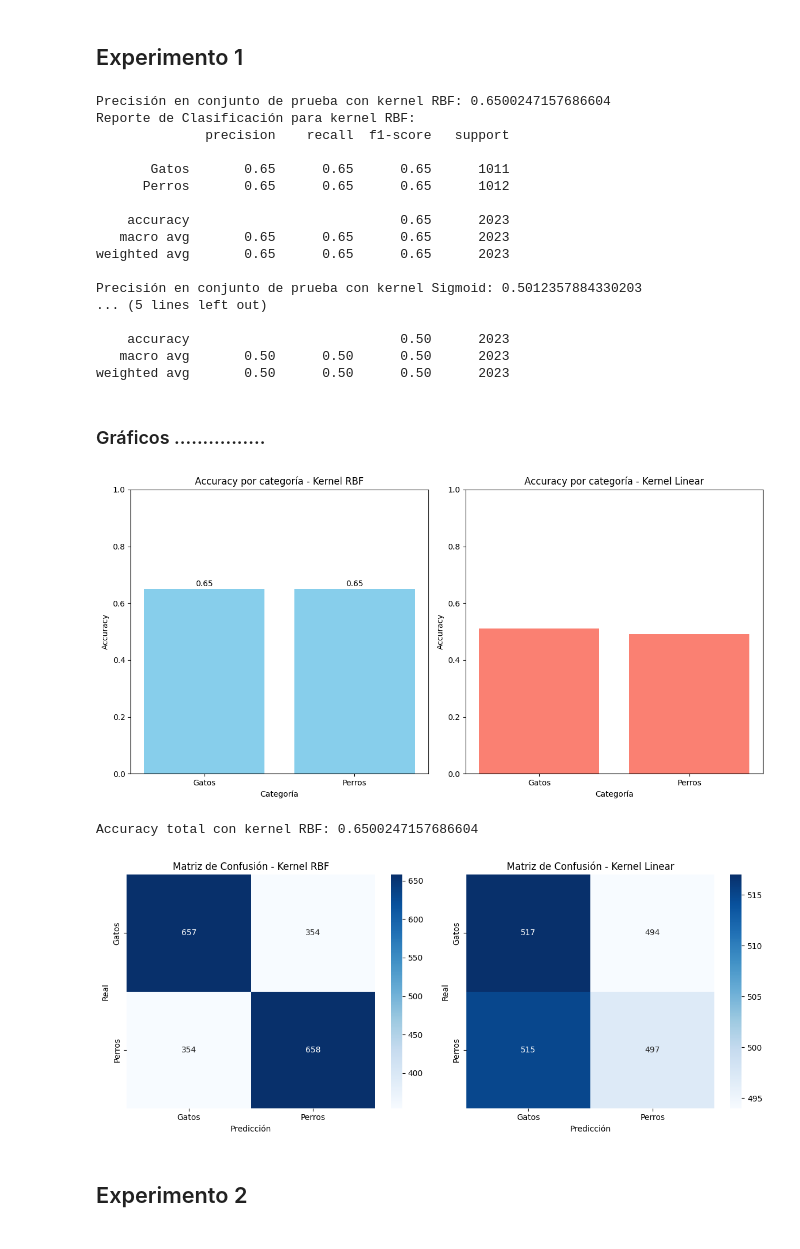
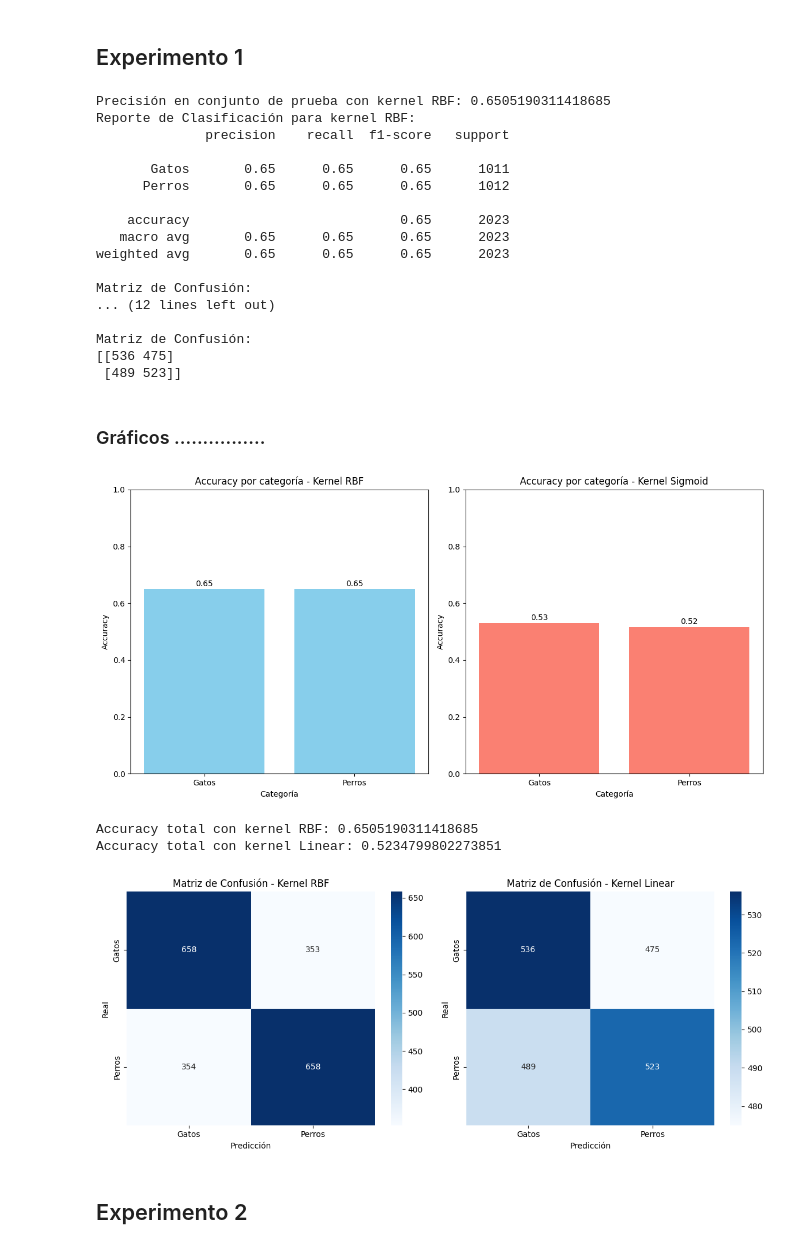
Before and after one commit to iChavy/Tareas_AA, a Jupyter notebook: Tarea 1/tarea1.ipynb, the cells around one changed output. Saved outputs shown, nothing was run; the diff lists cells and outputs as text; code cells hidden in the pictures.

```diff
--- a/Tarea 1/tarea1.ipynb
+++ b/Tarea 1/tarea1.ipynb
@@ -108,9 +110,8 @@ pipeline_svm_rbf = Pipeline([
 
 pipeline_svm_linear = Pipeline([
     ('escalador', StandardScaler()),
-    ('svm_linear', SVC(kernel='sigmoid'))
+    ('svm_linear', SVC(kernel='sigmoid', C=5, gamma=10))
 ])
-
 
 accuracy_rbf, predicciones_rbf, matriz_confusion_rbf = evaluar_modelo(
     pipeline_svm_rbf, imagenes_entrenamiento, imagenes_prueba, etiquetas_entrenamiento, etiquetas_prueba, nombre_kernel="RBF"
@@ -120,7 +121,7 @@ accuracy_linear, predicciones_linear, matriz_confusion_linear = evaluar_modelo(
     pipeline_svm_linear, imagenes_entrenamiento, imagenes_prueba, etiquetas_entrenamiento, etiquetas_prueba, nombre_kernel="Sigmoid"
     )
 # %% [output]
-Precisión en conjunto de prueba con kernel RBF: 0.6500247157686604
+Precisión en conjunto de prueba con kernel RBF: 0.6505190311418685
 Reporte de Clasificación para kernel RBF:
               precision    recall  f1-score   support
 
@@ -131,12 +132,12 @@ Reporte de Clasificación para kernel RBF:
    macro avg       0.65      0.65      0.65      2023
 weighted avg       0.65      0.65      0.65      2023
 
-Precisión en conjunto de prueba con kernel Sigmoid: 0.5012357884330203
-... (5 lines left out)
+Matriz de Confusión:
+... (12 lines left out)
 
-    accuracy                           0.50      2023
-   macro avg       0.50      0.50      0.50      2023
-weighted avg       0.50      0.50      0.50      2023
+Matriz de Confusión:
+[[536 475]
+ [489 523]]
 # %% [markdown]
 <h3>Gráficos ................</h3>
 # %%
@@ -161,45 +162,49 @@ for barra in barras_rbf:
     plt.text(barra.get_x() + barra.get_width() / 2, yval + 0.01, f"{yval:.2f}", ha="center")
 
 
-# Gráfico de barras para el modelo Linear
+# Gráfico de barras para el modelo Sigmoid
 plt.subplot(1, 2, 2)
-plt.bar(x, accuracies_linear, color='salmon')
+barras_sigmoid = plt.bar(x, accuracies_linear, color='salmon')
 plt.xticks(x, categorias)
 plt.ylim(0, 1)
-plt.title('Accuracy por categoría - Kernel Linear')
+plt.title('Accuracy por categoría - Kernel Sigmoid')
 plt.xlabel('Categoría')
 plt.ylabel('Accuracy')
+for barra in barras_sigmoid:
+    yval = barra.get_height()
+    plt.text(barra.get_x() + barra.get_width() / 2, yval + 0.01, f"{yval:.2f}", ha="center")
 
 plt.tight_layout()
 plt.show()
 
 # Imprimir el accuracy total de cada modelo
 print("Accuracy total con kernel RBF:", accuracy_rbf)
-#print("Accuracy total con kernel Linear:", accuracy_linear)
+print("Accuracy total con kernel Linear:", accuracy_linear)
 
 # Mostrar la matriz de confusión para cada modelo
 plt.figure(figsize=(12, 5))
 
 plt.subplot(1, 2, 1)
 sns.heatmap(matriz_confusion_rbf, annot=True, fmt='d', cmap='Blues', xticklabels=categorias, yticklabels=categorias)
 plt.title("Matriz de Confusión - Kernel RBF")
 plt.xlabel("Predicción")
 plt.ylabel("Real")
 
 
 plt.subplot(1, 2, 2)
 sns.heatmap(matriz_confusion_linear, annot=True, fmt='d', cmap='Blues', xticklabels=categorias, yticklabels=categorias)
 plt.title("Matriz de Confusión - Kernel Linear")
 plt.xlabel("Predicción")
 plt.ylabel("Real")
 
 
 plt.tight_layout()
 plt.show()
 # %% [output]
-[figure, old version]
+[figure, new version]
-Accuracy total con kernel RBF: 0.6500247157686604
+Accuracy total con kernel RBF: 0.6505190311418685
+Accuracy total con kernel Linear: 0.5234799802273851
-[figure, old version]
+[figure, new version]
 # %% [markdown]
 <h2>Experimento 2</h2>
 # %%
```
Also changed, not shown: parts of 3 cells of this notebook, 2 other files.
